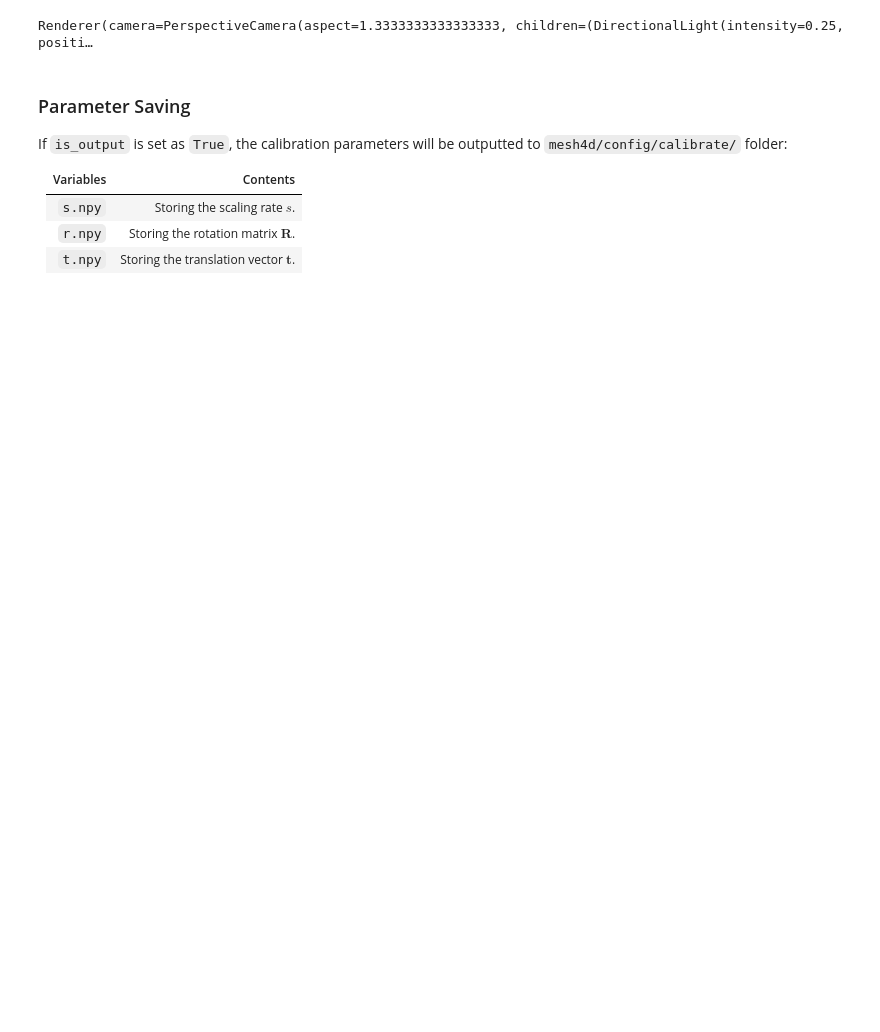
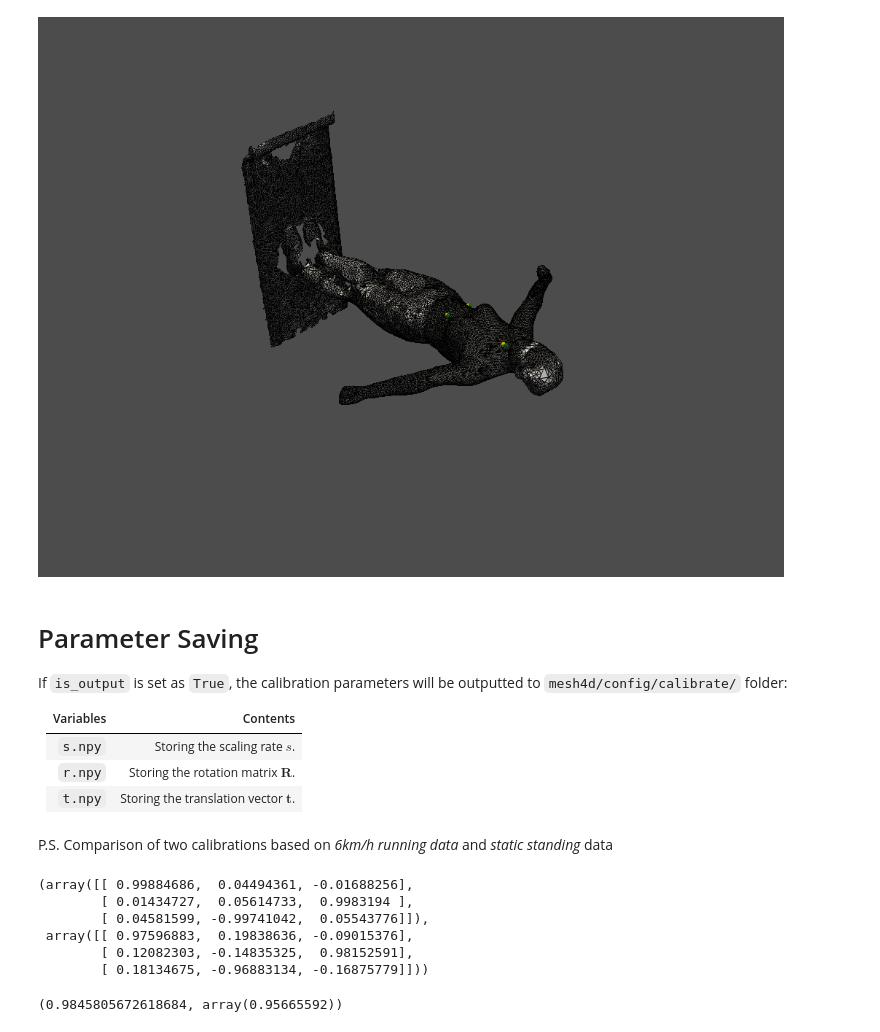
Before and after one commit to liu-qilong/mesh4d, a Jupyter notebook: mesh4d/config/calibrate/run_cab.ipynb, the cells around one changed output. Cells and saved outputs as stored; diff of their text form; code cells hidden in the pictures; blank space fills up the shorter version.

```diff
--- a/mesh4d/config/calibrate/run_cab.ipynb
+++ b/mesh4d/config/calibrate/run_cab.ipynb
@@ -185,21 +208,21 @@ Renderer(camera=PerspectiveCamera(aspect=1.3333333333333333, children=(Direction
 # %%
 # plot 3dmd data after calibrating to vicon
 from mesh4d import field
 s, m = field.transform_rst2sm(r, s, t)
 
 pvpcd_vicon_val = copy.deepcopy(pvpcd_vicon)
 pvpcd_vicon_val.transform(m)
 pvpcd_vicon_val.scale(s)
 
 scene = pv.Plotter()
 scene.add_mesh(mesh, show_edges=True)
 scene.add_mesh(pvpcd_3dmd, color='Gold')
-scene.add_mesh(pvpcd_vicon_val, color='Blue')
+scene.add_mesh(pvpcd_vicon_val, color='Green')
 scene.show()
 # %% [output]
-Renderer(camera=PerspectiveCamera(aspect=1.3333333333333333, children=(DirectionalLight(intensity=0.25, positi…
+[figure, added]
 # %% [markdown]
-### Parameter Saving
+# Parameter Saving
 
 If `is_output` is set as `True`, the calibration parameters will be outputted to `mesh4d/config/calibrate/` folder:
 
@@ -214,3 +237,18 @@ if is_output:
     np.save('r', r)
     np.save('s', s)
     np.save('t', t)
+# %% [markdown]
+P.S. Comparison of two calibrations based on _6km/h running data_ and _static standing_ data
+# %%
+r, np.load('legacy/r.npy')
+# %% [output]
+(array([[ 0.99884686,  0.04494361, -0.01688256],
+        [ 0.01434727,  0.05614733,  0.9983194 ],
+        [ 0.04581599, -0.99741042,  0.05543776]]),
+ array([[ 0.97596883,  0.19838636, -0.09015376],
+        [ 0.12082303, -0.14835325,  0.98152591],
+        [ 0.18134675, -0.96883134, -0.16875779]]))
+# %%
+s, np.load('legacy/s.npy')
+# %% [output]
+(0.9845805672618684, array(0.95665592))
```
Also changed, not shown: parts of 13 cells of this notebook, 22 other files.
